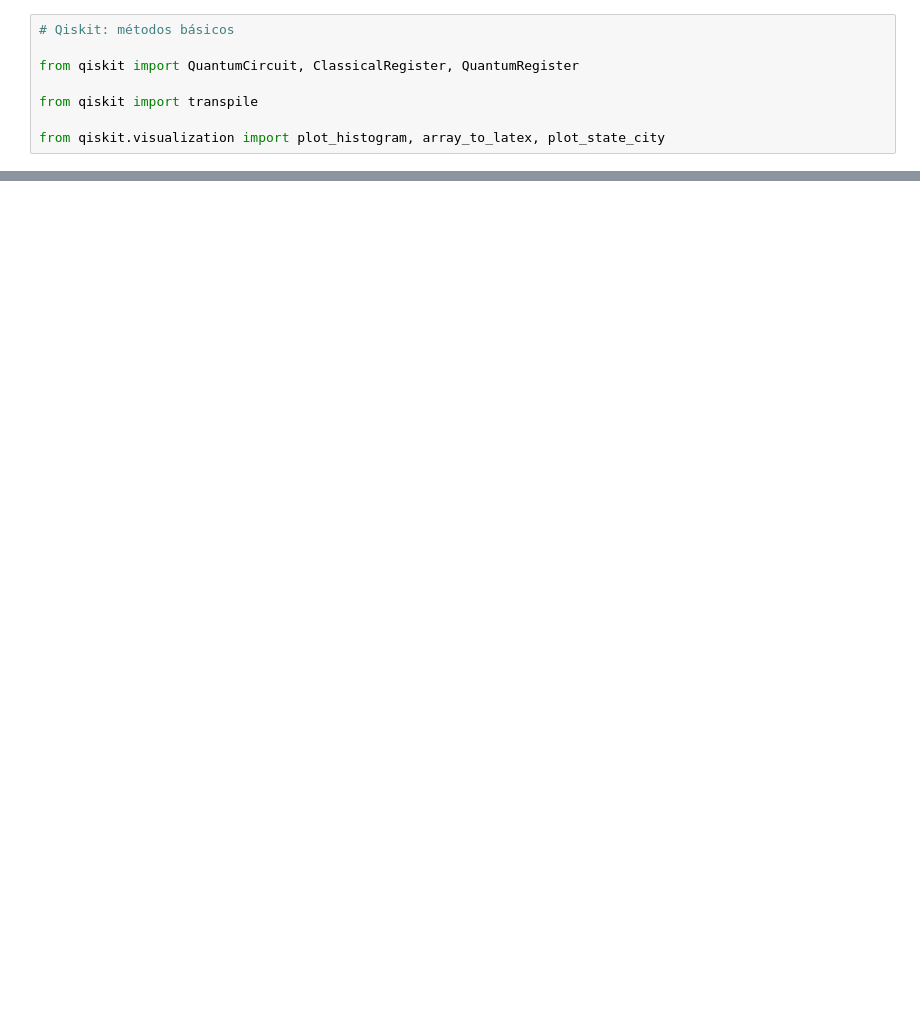
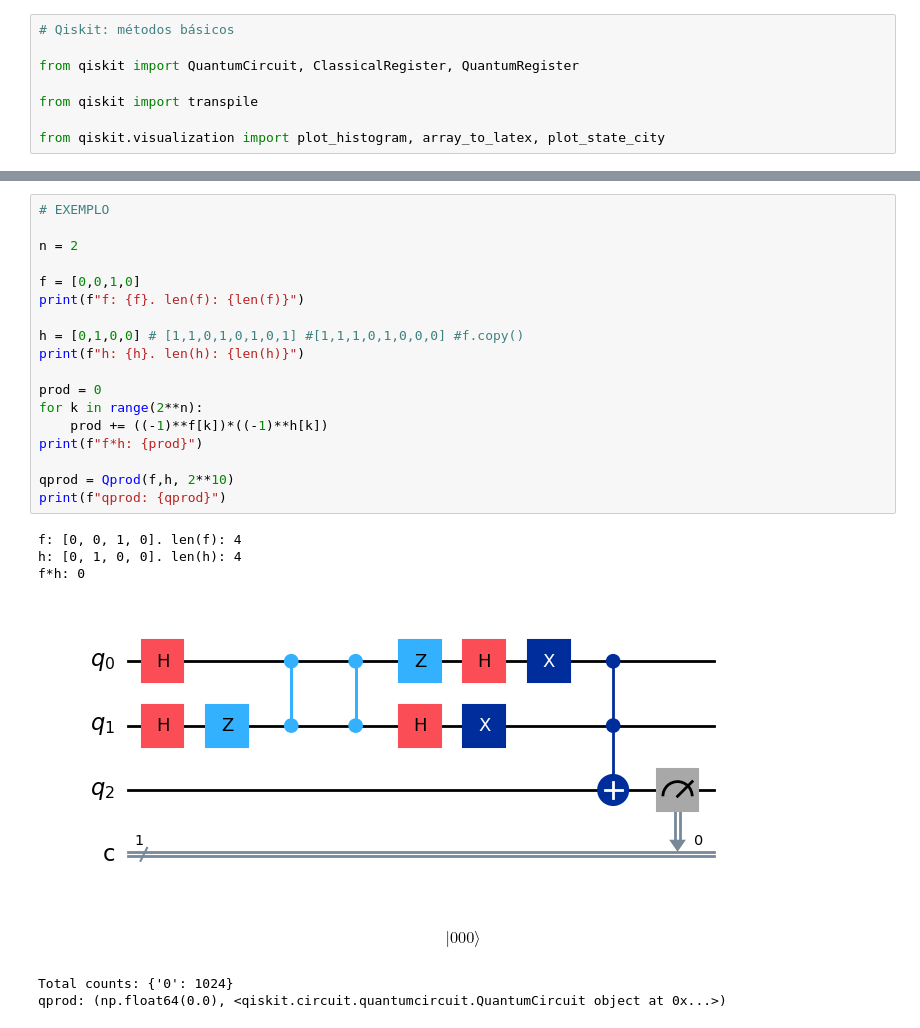
Before and after one commit to LucioFassarella/AMQ, a Jupyter notebook: Qiskit_AMQ.ipynb, the cells around one changed output, grey strips where cells are left out. Drawn from its saved outputs; the diff is of its cells as text; blank space fills up the shorter version.

```diff
--- a/Qiskit_AMQ.ipynb
+++ b/Qiskit_AMQ.ipynb
@@ -474,0 +750,26 @@ $$
+# %%
+# EXEMPLO
+
+n = 2
+
+f = [0,0,1,0]
+print(f"f: {f}. len(f): {len(f)}")
+
+h = [0,1,0,0] # [1,1,0,1,0,1,0,1] #[1,1,1,0,1,0,0,0] #f.copy()
+print(f"h: {h}. len(h): {len(h)}")
+
+prod = 0
+for k in range(2**n):
+    prod += ((-1)**f[k])*((-1)**h[k])
+print(f"f*h: {prod}")
+
+qprod = Qprod(f,h, 2**10)
+print(f"qprod: {qprod}")
+# %% [output]
+f: [0, 0, 1, 0]. len(f): 4
+h: [0, 1, 0, 0]. len(h): 4
+f*h: 0
+[figure, added]
+$$ |000\rangle$$
+Total counts: {'0': 1024}
+qprod: (np.float64(0.0), <qiskit.circuit.quantumcircuit.QuantumCircuit object at 0x...>)
```
Also changed, not shown: parts of 32 cells of this notebook.
